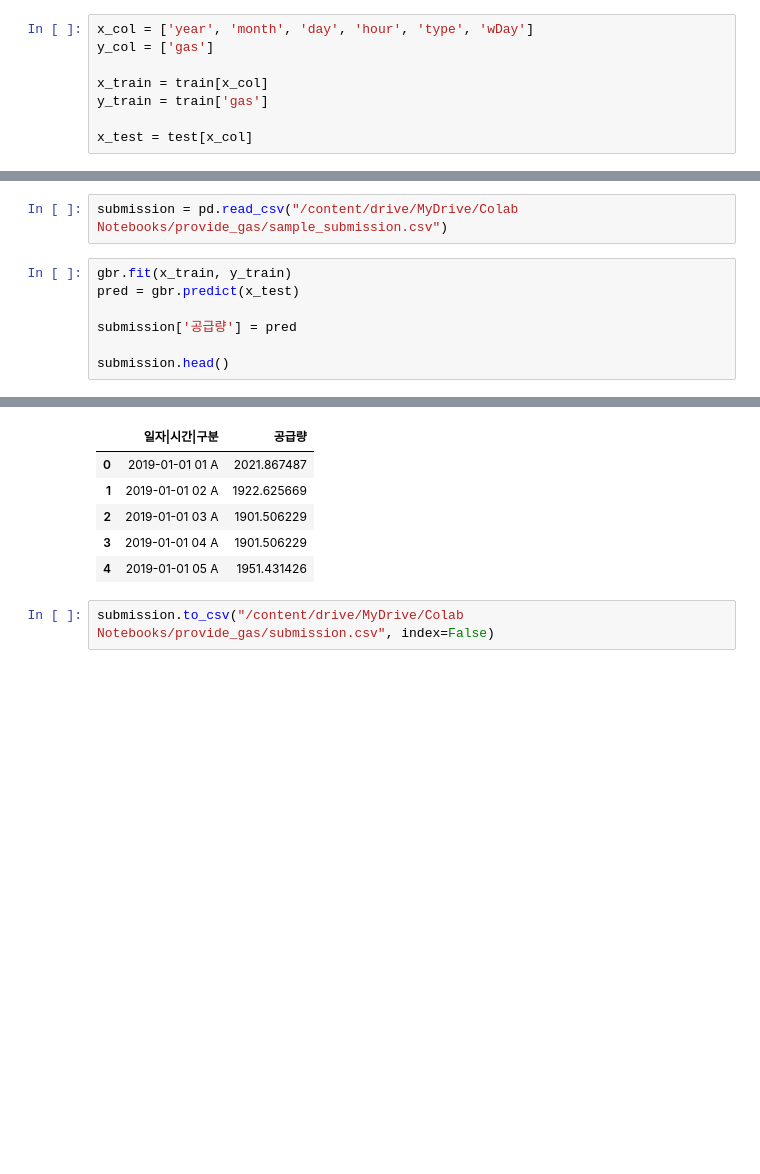
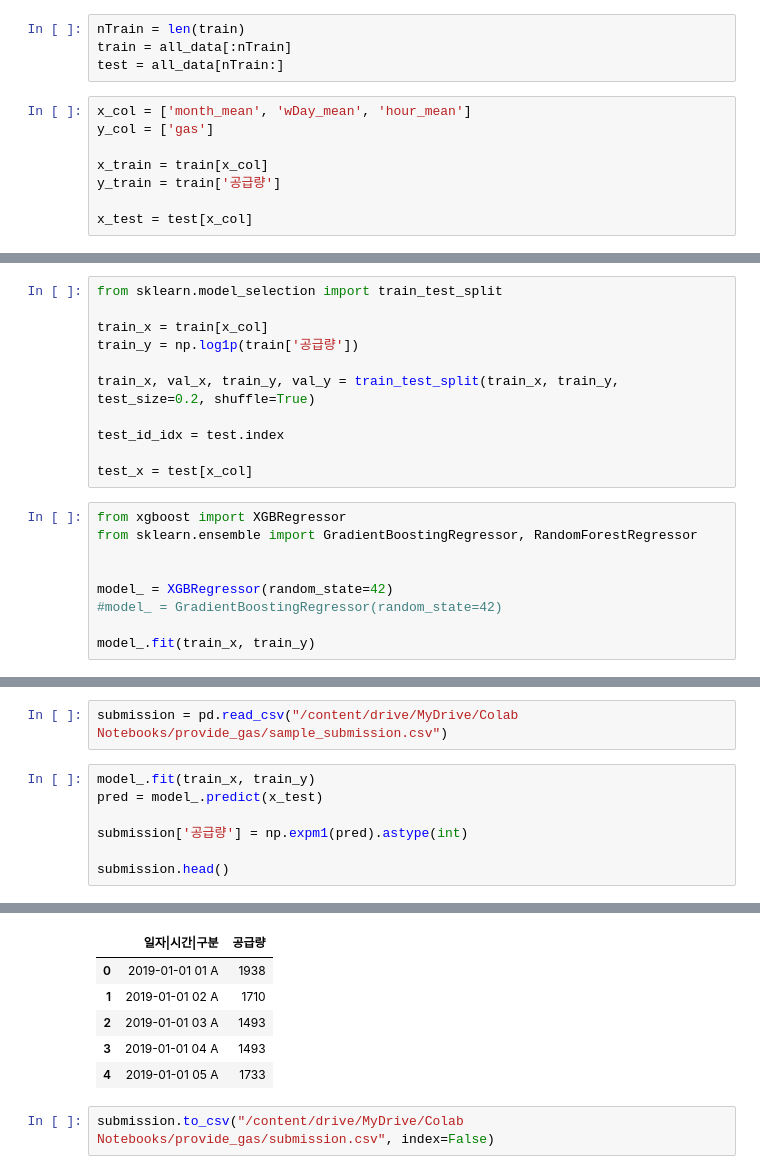
Before and after one commit to dlsdnjs96/Machine_Learning, a Jupyter notebook: classify_climate_tech.ipynb, the cells around one changed output, grey strips where cells are left out. Drawn from its saved outputs; the diff is of its cells as text; blank space fills up the shorter version.

```diff
--- a/classify_climate_tech.ipynb
+++ b/classify_climate_tech.ipynb
@@ -134,10 +145,14 @@ Index(['연월일', '시간', '구분', '공급량', 'year', 'month', 'day', 'ho
       dtype='object')
+# %%
+nTrain = len(train)
+train = all_data[:nTrain]
+test = all_data[nTrain:]
 # %%
-x_col = ['year', 'month', 'day', 'hour', 'type', 'wDay']
+x_col = ['month_mean', 'wDay_mean', 'hour_mean']
 y_col = ['gas']
 
 x_train = train[x_col]
-y_train = train['gas']
+y_train = train['공급량']
 
 x_test = test[x_col]
 # %%
@@ -180,0 +167,20 @@ LinearRegression
+# %%
+from sklearn.model_selection import train_test_split
+
+train_x = train[x_col]
+train_y = np.log1p(train['공급량'])
+
+train_x, val_x, train_y, val_y = train_test_split(train_x, train_y, test_size=0.2, shuffle=True)
+
+test_id_idx = test.index
+
+test_x = test[x_col]
+# %%
+from xgboost import XGBRegressor
+from sklearn.ensemble import GradientBoostingRegressor, RandomForestRegressor
+
+
+model_ = XGBRegressor(random_state=42)
+#model_ = GradientBoostingRegressor(random_state=42)
+
+model_.fit(train_x, train_y)
@@ -181,10 +225,10 @@ LinearRegression
 # %%
 submission = pd.read_csv("/content/drive/MyDrive/Colab Notebooks/provide_gas/sample_submission.csv")
 # %%
-gbr.fit(x_train, y_train)
-pred = gbr.predict(x_test)
+model_.fit(train_x, train_y)
+pred = model_.predict(x_test)
 
-submission['공급량'] = pred
+submission['공급량'] = np.expm1(pred).astype(int)
 
 submission.head()
 # %% [output]
@@ -191,9 +236,9 @@ submission.head()
 |  | 일자|시간|구분 | 공급량 |
-| 0 | 2019-01-01 01 A | 2021.867487 |
-| 1 | 2019-01-01 02 A | 1922.625669 |
-| 2 | 2019-01-01 03 A | 1901.506229 |
-| 3 | 2019-01-01 04 A | 1901.506229 |
-| 4 | 2019-01-01 05 A | 1951.431426 |
+| 0 | 2019-01-01 01 A | 1938 |
+| 1 | 2019-01-01 02 A | 1710 |
+| 2 | 2019-01-01 03 A | 1493 |
+| 3 | 2019-01-01 04 A | 1493 |
+| 4 | 2019-01-01 05 A | 1733 |
 # %%
 submission.to_csv("/content/drive/MyDrive/Colab Notebooks/provide_gas/submission.csv", index=False)
 # %%
```
Also changed, not shown: parts of 23 cells of this notebook.
